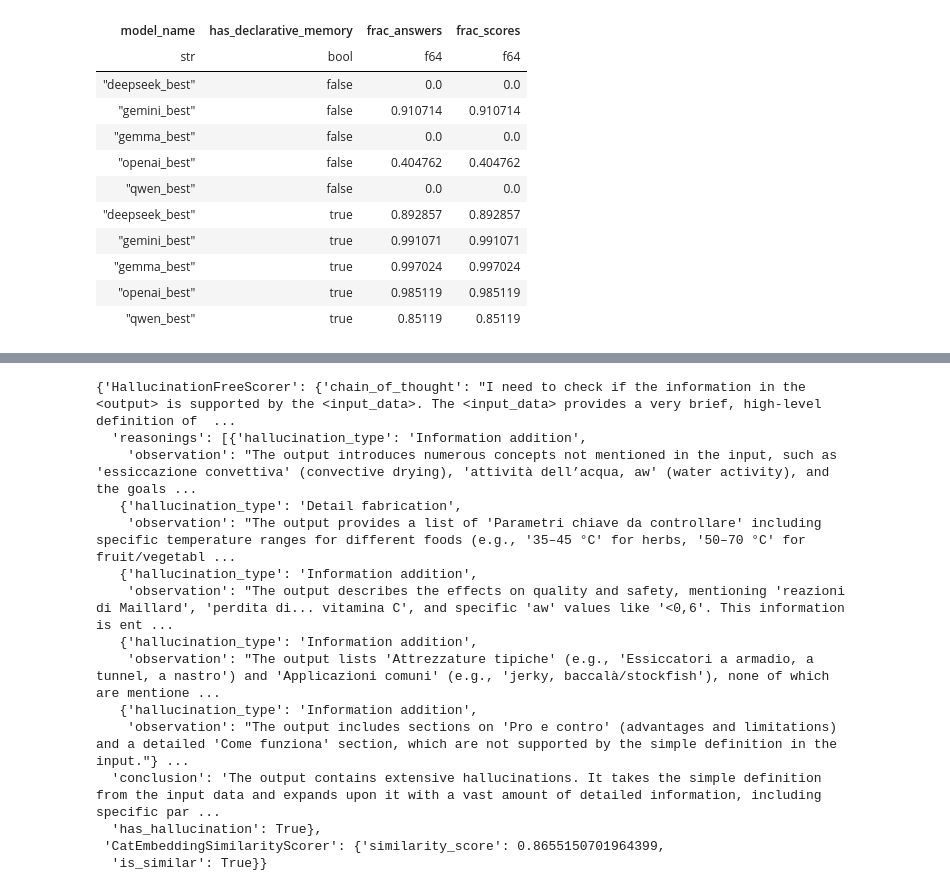
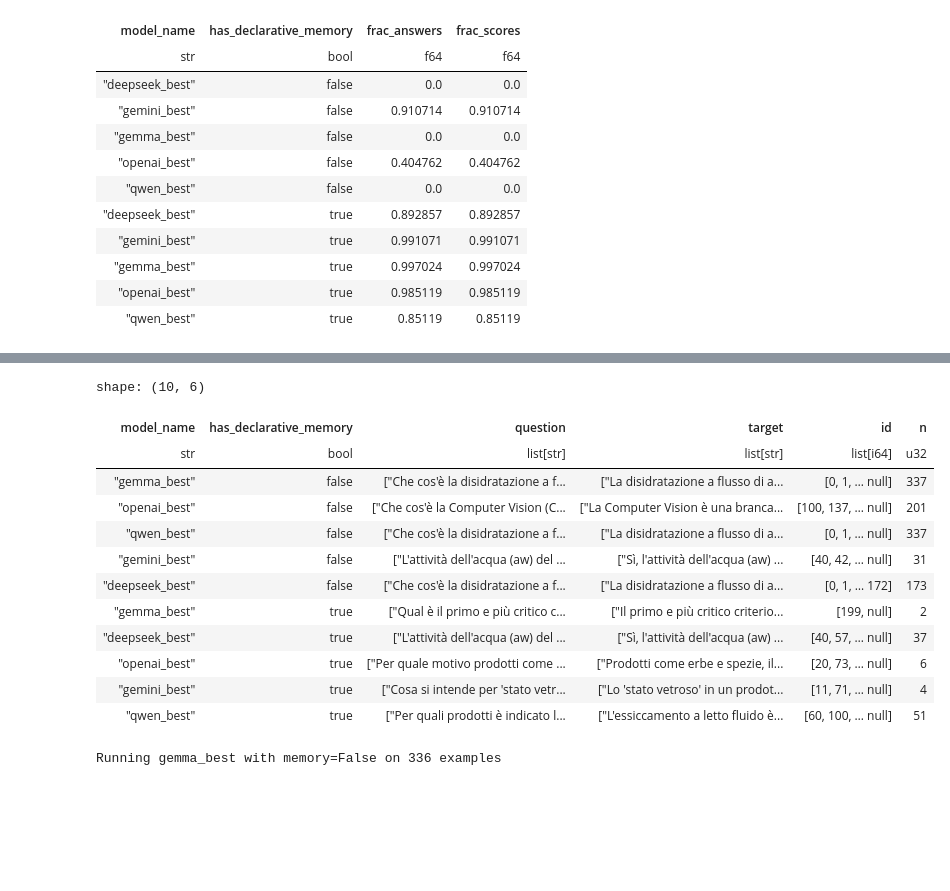
Before and after one commit to rmoscetti/cheshire-cat-ai-tools, a Jupyter notebook: nbs/rerun-evaluation.ipynb, the cells around one changed output, grey strips where cells are left out. Cells and saved outputs as stored; diff of their text form; code cells hidden in the pictures; blank space fills up the shorter version.

```diff
--- a/nbs/rerun-evaluation.ipynb
+++ b/nbs/rerun-evaluation.ipynb
@@ -121,18 +108,18 @@ row.inputs.unwrap()['example']
-# %%
-row.output.unwrap()['scores']
-# %% [output]
-{'HallucinationFreeScorer': {'chain_of_thought': "I need to check if the information in the <output> is supported by the <input_data>. The <input_data> provides a very brief, high-level definition of  ...
-  'reasonings': [{'hallucination_type': 'Information addition',
-    'observation': "The output introduces numerous concepts not mentioned in the input, such as 'essiccazione convettiva' (convective drying), 'attività dell’acqua, aw' (water activity), and the goals ...
-   {'hallucination_type': 'Detail fabrication',
-    'observation': "The output provides a list of 'Parametri chiave da controllare' including specific temperature ranges for different foods (e.g., '35–45 °C' for herbs, '50–70 °C' for fruit/vegetabl ...
-   {'hallucination_type': 'Information addition',
-    'observation': "The output describes the effects on quality and safety, mentioning 'reazioni di Maillard', 'perdita di... vitamina C', and specific 'aw' values like '<0,6'. This information is ent ...
-   {'hallucination_type': 'Information addition',
-    'observation': "The output lists 'Attrezzature tipiche' (e.g., 'Essiccatori a armadio, a tunnel, a nastro') and 'Applicazioni comuni' (e.g., 'jerky, baccalà/stockfish'), none of which are mentione ...
-   {'hallucination_type': 'Information addition',
-    'observation': "The output includes sections on 'Pro e contro' (advantages and limitations) and a detailed 'Come funziona' section, which are not supported by the simple definition in the input."} ...
-  'conclusion': 'The output contains extensive hallucinations. It takes the simple definition from the input data and expands upon it with a vast amount of detailed information, including specific par ...
-  'has_hallucination': True},
- 'CatEmbeddingSimilarityScorer': {'similarity_score': 0.8655150701964399,
-  'is_similar': True}}
+# %%
+missing = df_pl.filter(c.model_answer.is_null()).group_by(c.model_name, c.has_declarative_memory).agg(question = c.question, target = c.expected_answer, id = c.question_id.cast(pl.Int64), n = pl.len()).sort(c.has_declarative_memory)
+# %%
+missing
+# %% [output]
+shape: (10, 6)
+| model_name | has_declarative_memory | question | target | id | n |
+| str | bool | list[str] | list[str] | list[i64] | u32 |
+| "gemma_best" | false | ["Che cos'è la disidratazione a f... | ["La disidratazione a flusso di a... | [0, 1, … null] | 337 |
+| "openai_best" | false | ["Che cos'è la Computer Vision (C... | ["La Computer Vision è una branca... | [100, 137, … null] | 201 |
+| "qwen_best" | false | ["Che cos'è la disidratazione a f... | ["La disidratazione a flusso di a... | [0, 1, … null] | 337 |
+| "gemini_best" | false | ["L'attività dell'acqua (aw) del ... | ["Sì, l'attività dell'acqua (aw) ... | [40, 42, … null] | 31 |
+| "deepseek_best" | false | ["Che cos'è la disidratazione a f... | ["La disidratazione a flusso di a... | [0, 1, … 172] | 173 |
+| "gemma_best" | true | ["Qual è il primo e più critico c... | ["Il primo e più critico criterio... | [199, null] | 2 |
+| "deepseek_best" | true | ["L'attività dell'acqua (aw) del ... | ["Sì, l'attività dell'acqua (aw) ... | [40, 57, … null] | 37 |
+| "openai_best" | true | ["Per quale motivo prodotti come ... | ["Prodotti come erbe e spezie, il... | [20, 73, … null] | 6 |
+| "gemini_best" | true | ["Cosa si intende per 'stato vetr... | ["Lo 'stato vetroso' in un prodot... | [11, 71, … null] | 4 |
+| "qwen_best" | true | ["Per quali prodotti è indicato l... | ["L'essiccamento a letto fluido è... | [60, 100, … null] | 51 |
@@ -138,0 +186,4 @@ row.output.unwrap()['scores']
+# %%
+await run_missing(missing.head(1))
+# %% [output]
+Running gemma_best with memory=False on 336 examples
```
Also changed, not shown: parts of 18 cells of this notebook, 5 other files.
